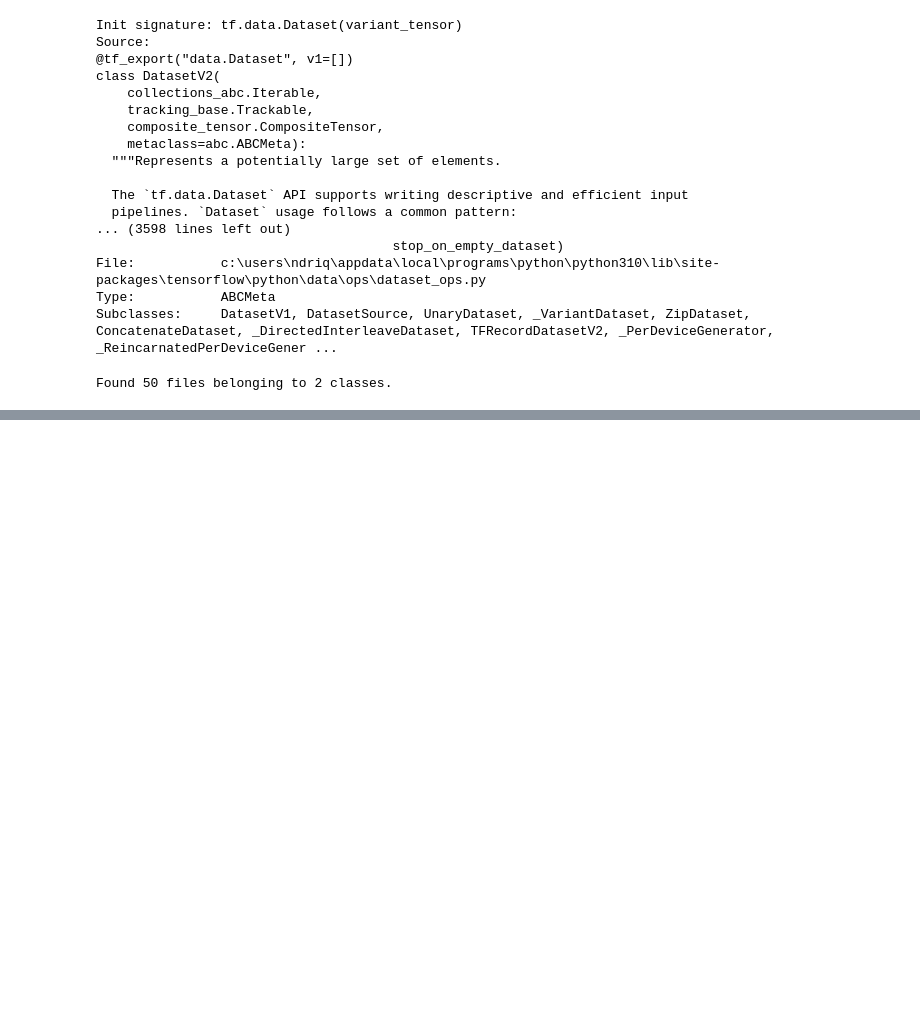
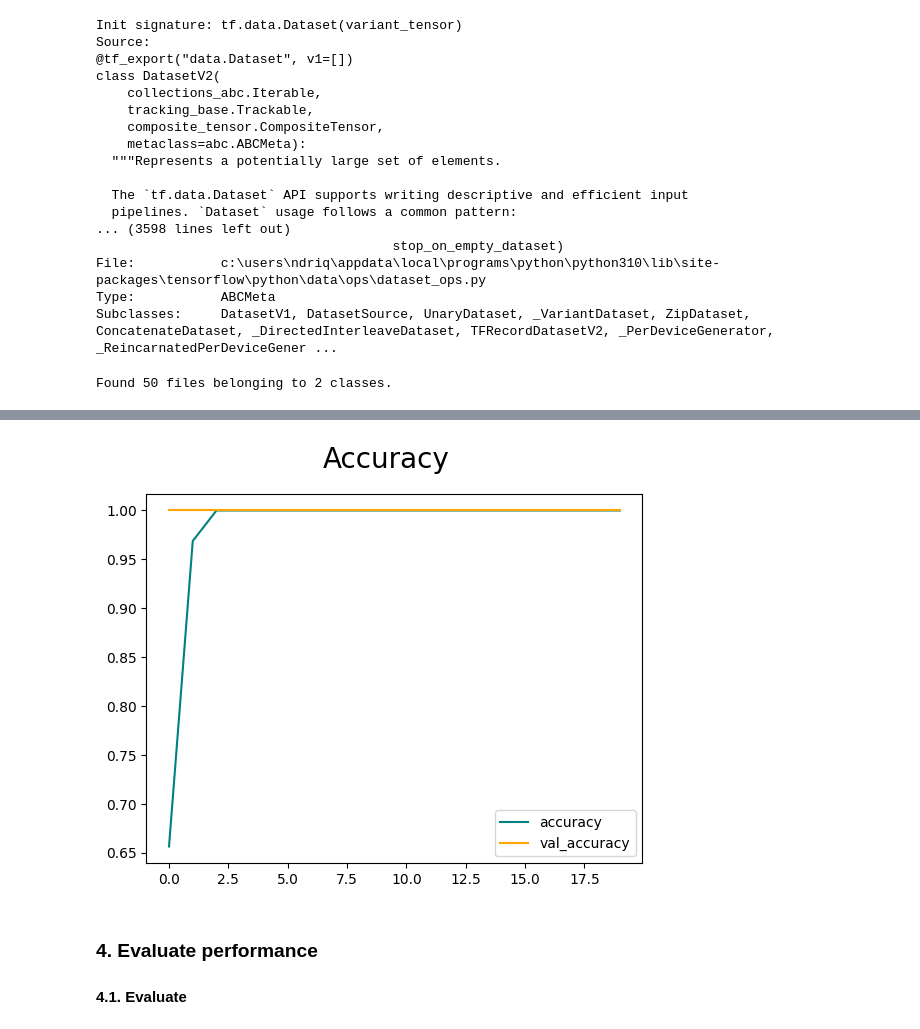
Before and after one commit to Ndriqim-H/Traffic, a Jupyter notebook: Notebook.ipynb, the cells around one changed output, grey strips where cells are left out. Drawn from its saved outputs; the diff is of its cells as text; code cells hidden in the pictures; blank space fills up the shorter version.

```diff
--- a/Notebook.ipynb
+++ b/Notebook.ipynb
@@ -61,0 +235,12 @@ for idx, img in enumerate(batch[0][:4]):
+# %%
+fig = plt.figure()
+plt.plot(hist.history['accuracy'], label='accuracy', color='teal')
+plt.plot(hist.history['val_accuracy'], label='val_accuracy', color='orange')
+fig.suptitle('Accuracy', fontsize=20)
+plt.legend(loc='lower right')
+plt.show()
+# %% [output]
+[figure, added]
+# %% [markdown]
+### 4. Evaluate performance
+#### 4.1. Evaluate
```
Also changed, not shown: parts of 53 cells of this notebook, 3 other files.
